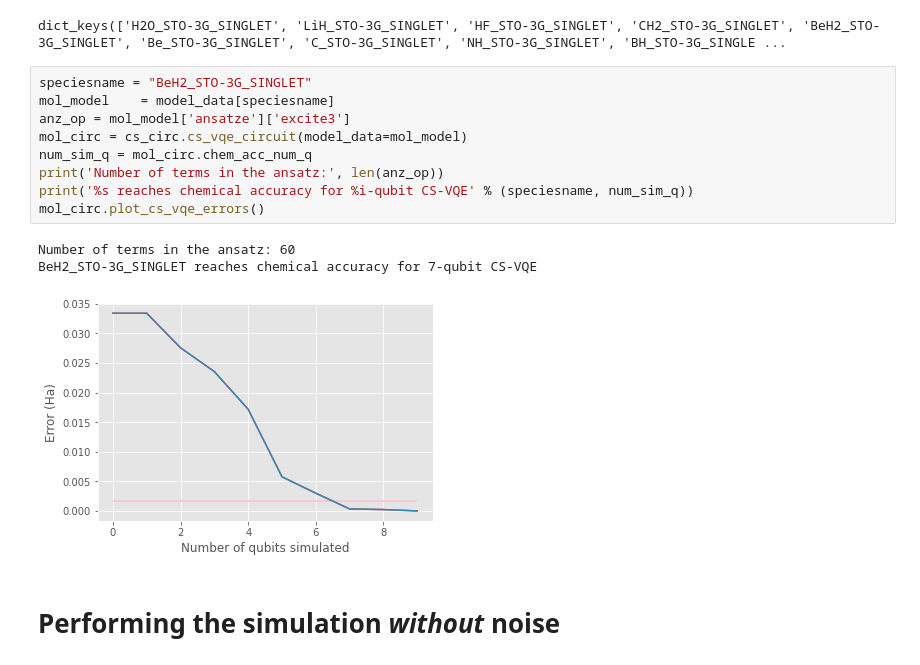
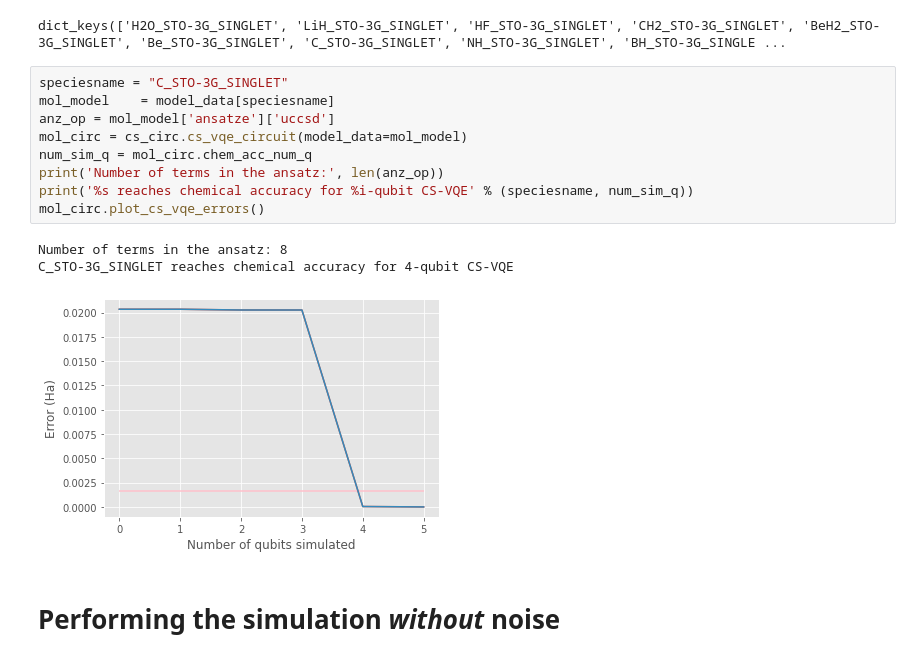
Before and after one commit to wmkirby1/CS-VQE, a Jupyter notebook: noisy_simulation.ipynb, the cells around one changed output. Drawn from its saved outputs; the diff is of its cells as text.

```diff
--- a/noisy_simulation.ipynb
+++ b/noisy_simulation.ipynb
@@ -21,18 +21,18 @@ model_data.keys()
 # %% [output]
 dict_keys(['H2O_STO-3G_SINGLET', 'LiH_STO-3G_SINGLET', 'HF_STO-3G_SINGLET', 'CH2_STO-3G_SINGLET', 'BeH2_STO-3G_SINGLET', 'Be_STO-3G_SINGLET', 'C_STO-3G_SINGLET', 'NH_STO-3G_SINGLET', 'BH_STO-3G_SINGLE ...
 # %%
-speciesname = "BeH2_STO-3G_SINGLET"
+speciesname = "C_STO-3G_SINGLET"
 mol_model    = model_data[speciesname]
-anz_op = mol_model['ansatze']['excite3']
+anz_op = mol_model['ansatze']['uccsd']
 mol_circ = cs_circ.cs_vqe_circuit(model_data=mol_model)
 num_sim_q = mol_circ.chem_acc_num_q
 print('Number of terms in the ansatz:', len(anz_op))
 print('%s reaches chemical accuracy for %i-qubit CS-VQE' % (speciesname, num_sim_q))
 mol_circ.plot_cs_vqe_errors()
 # %% [output]
-Number of terms in the ansatz: 60
-BeH2_STO-3G_SINGLET reaches chemical accuracy for 7-qubit CS-VQE
+Number of terms in the ansatz: 8
+C_STO-3G_SINGLET reaches chemical accuracy for 4-qubit CS-VQE
-[figure, old version]
+[figure, new version]
 # %% [markdown]
 # Performing the simulation *without* noise
 # %%
```
Also changed, not shown: parts of 6 cells of this notebook, 22 other files.
